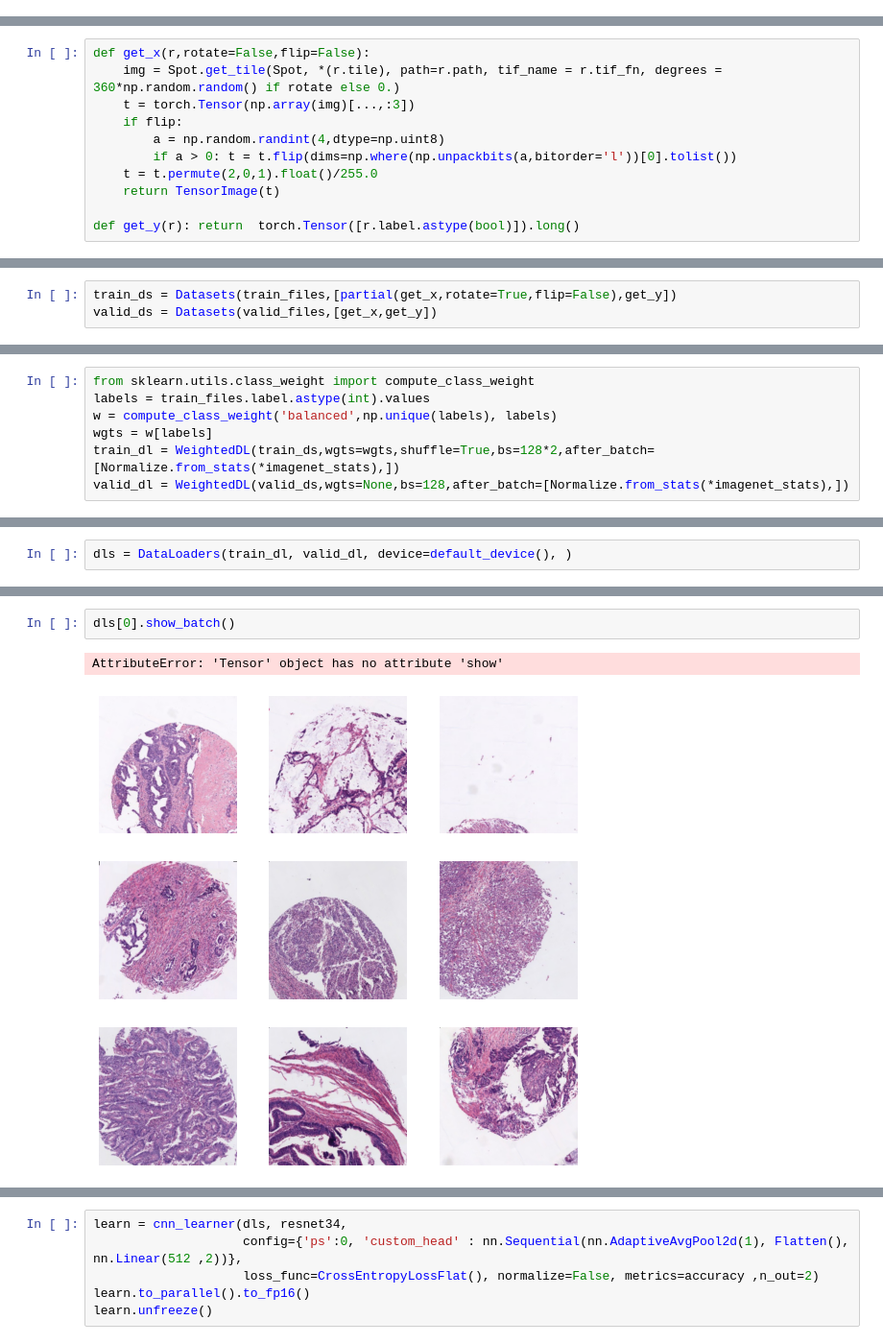
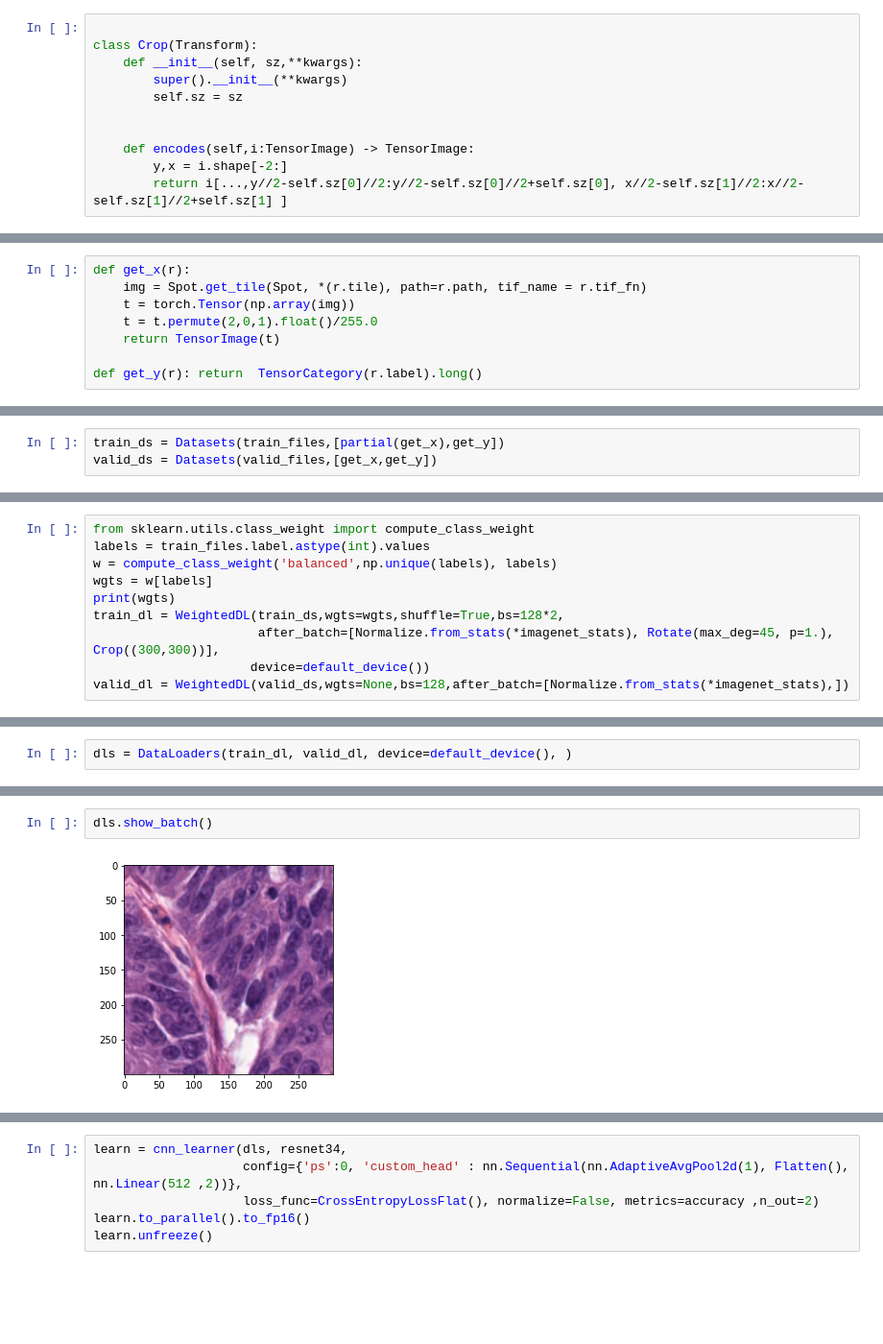
Before and after one commit to auriml/EPICOLON, a Jupyter notebook: TMA_tools.ipynb, the cells around one changed output, grey strips where cells are left out. Shown at 96% size. Drawn from its saved outputs; the diff is of its cells as text; blank space fills up the shorter version.

```diff
--- a/TMA_tools.ipynb
+++ b/TMA_tools.ipynb
@@ -342,0 +413,11 @@ Spot.get_tile(Spot, *(enlarged_tile), path=r.path, tif_name = r.tif_fn)
+# %%
+
+class Crop(Transform):
+    def __init__(self, sz,**kwargs):
+        super().__init__(**kwargs)
+        self.sz = sz
+
+
+    def encodes(self,i:TensorImage) -> TensorImage:
+        y,x = i.shape[-2:]
+        return i[...,y//2-self.sz[0]//2:y//2-self.sz[0]//2+self.sz[0], x//2-self.sz[1]//2:x//2-self.sz[1]//2+self.sz[1] ]
@@ -446,12 +537,9 @@ estfseagrup                                   muerto
 Name: 13, dtype: object
 # %%
-def get_x(r,rotate=False,flip=False):
-    img = Spot.get_tile(Spot, *(r.tile), path=r.path, tif_name = r.tif_fn, degrees = 360*np.random.random() if rotate else 0.)
-    t = torch.Tensor(np.array(img)[...,:3])
-    if flip:
-        a = np.random.randint(4,dtype=np.uint8)
-        if a > 0: t = t.flip(dims=np.where(np.unpackbits(a,bitorder='l'))[0].tolist())
+def get_x(r):
+    img = Spot.get_tile(Spot, *(r.tile), path=r.path, tif_name = r.tif_fn)
+    t = torch.Tensor(np.array(img))
     t = t.permute(2,0,1).float()/255.0
     return TensorImage(t)
 
-def get_y(r): return  torch.Tensor([r.label.astype(bool)]).long()
+def get_y(r): return  TensorCategory(r.label).long()
@@ -463,3 +567,3 @@ get_x(ds.iloc[2],True,True).show()
 # %%
-train_ds = Datasets(train_files,[partial(get_x,rotate=True,flip=False),get_y])
+train_ds = Datasets(train_files,[partial(get_x),get_y])
 valid_ds = Datasets(valid_files,[get_x,get_y])
@@ -470,5 +630,8 @@ from sklearn.utils.class_weight import compute_class_weight
 labels = train_files.label.astype(int).values
 w = compute_class_weight('balanced',np.unique(labels), labels)
 wgts = w[labels]
-train_dl = WeightedDL(train_ds,wgts=wgts,shuffle=True,bs=128*2,after_batch=[Normalize.from_stats(*imagenet_stats),])
+print(wgts)
+train_dl = WeightedDL(train_ds,wgts=wgts,shuffle=True,bs=128*2,
+                      after_batch=[Normalize.from_stats(*imagenet_stats), Rotate(max_deg=45, p=1.), Crop((300,300))],
+                     device=default_device())
 valid_dl = WeightedDL(valid_ds,wgts=None,bs=128,after_batch=[Normalize.from_stats(*imagenet_stats),])
@@ -504,5 +684,4 @@ tensor([[[1.9064, 1.9064, 1.9235,  ..., 1.8893, 1.8550, 1.8893],
 # %%
-dls[0].show_batch()
+dls.show_batch()
 # %% [output]
-AttributeError: 'Tensor' object has no attribute 'show'
-[figure, old version]
+[figure, new version]
```
Also changed, not shown: parts of 47 cells of this notebook, 1 other file.
